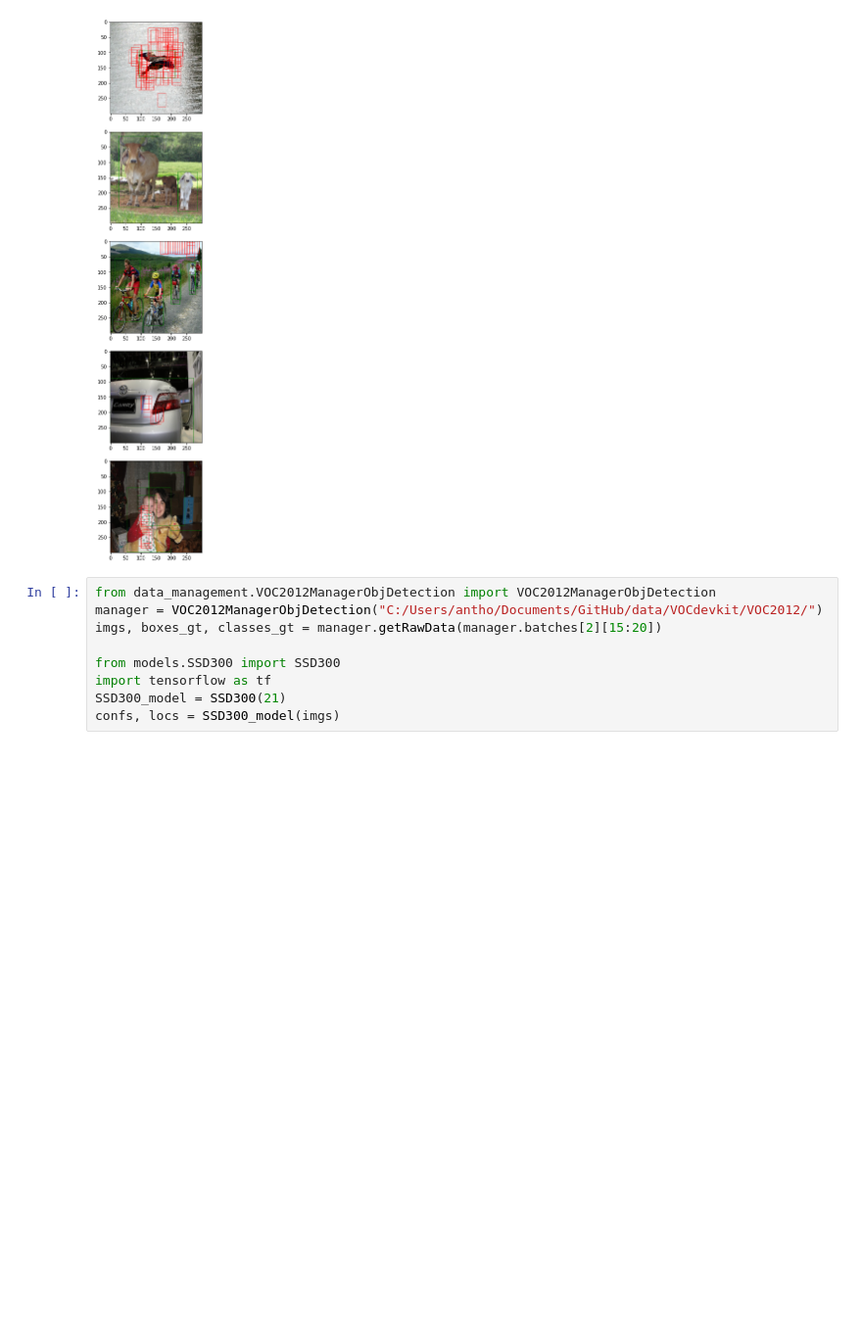
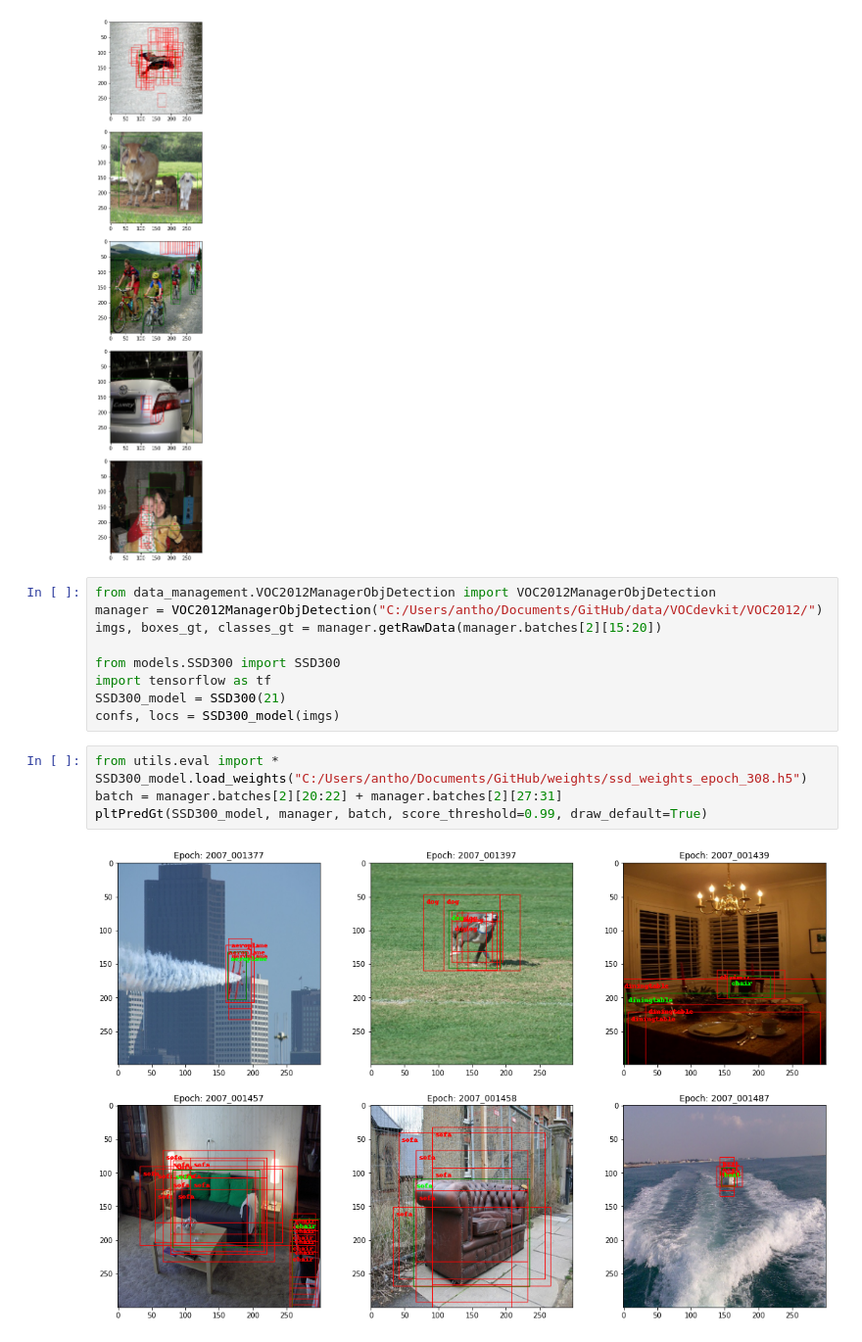
Before and after one commit to Apiquet/Tracking_SSD_ReID, a Jupyter notebook: test_SSD300.ipynb, the cells around one changed output. Shown at 98% size. Drawn from its saved outputs; the diff is of its cells as text; blank space fills up the shorter version.

```diff
--- a/test_SSD300.ipynb
+++ b/test_SSD300.ipynb
@@ -151,6 +151,13 @@ from models.SSD300 import SSD300
 import tensorflow as tf
 SSD300_model = SSD300(21)
 confs, locs = SSD300_model(imgs)
+# %%
+from utils.eval import *
+SSD300_model.load_weights("C:/Users/antho/Documents/GitHub/weights/ssd_weights_epoch_308.h5")
+batch = manager.batches[2][20:22] + manager.batches[2][27:31]
+pltPredGt(SSD300_model, manager, batch, score_threshold=0.99, draw_default=True)
+# %% [output]
+[figure, added]
 # %%
 import numpy as np
 from PIL import Image, ImageFont, ImageDraw, ImageEnhance
```
Also changed, not shown: parts of 2 cells of this notebook, 2 other files.
